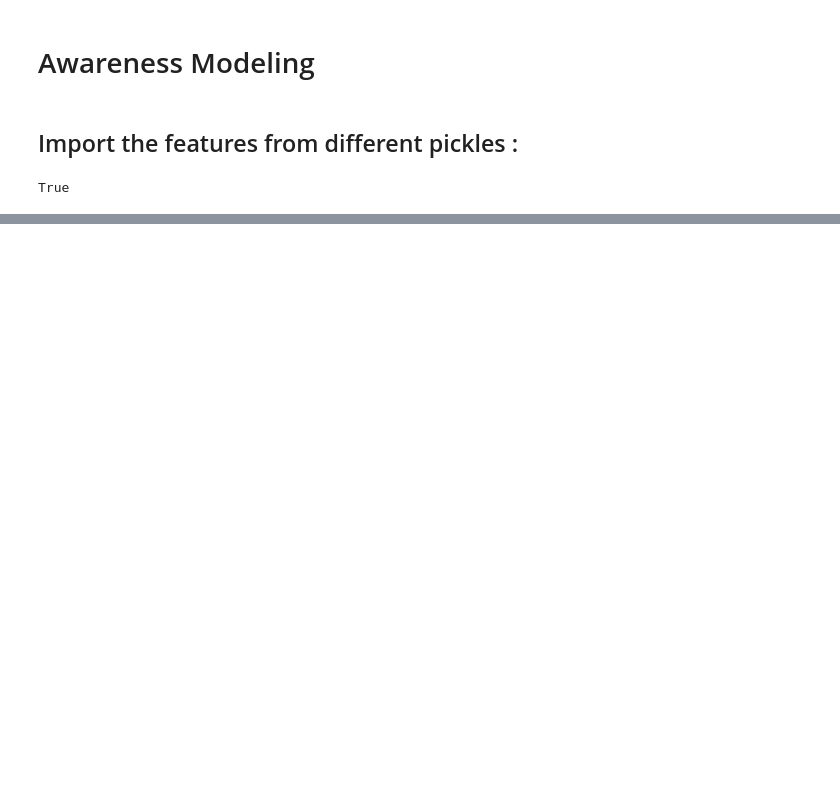
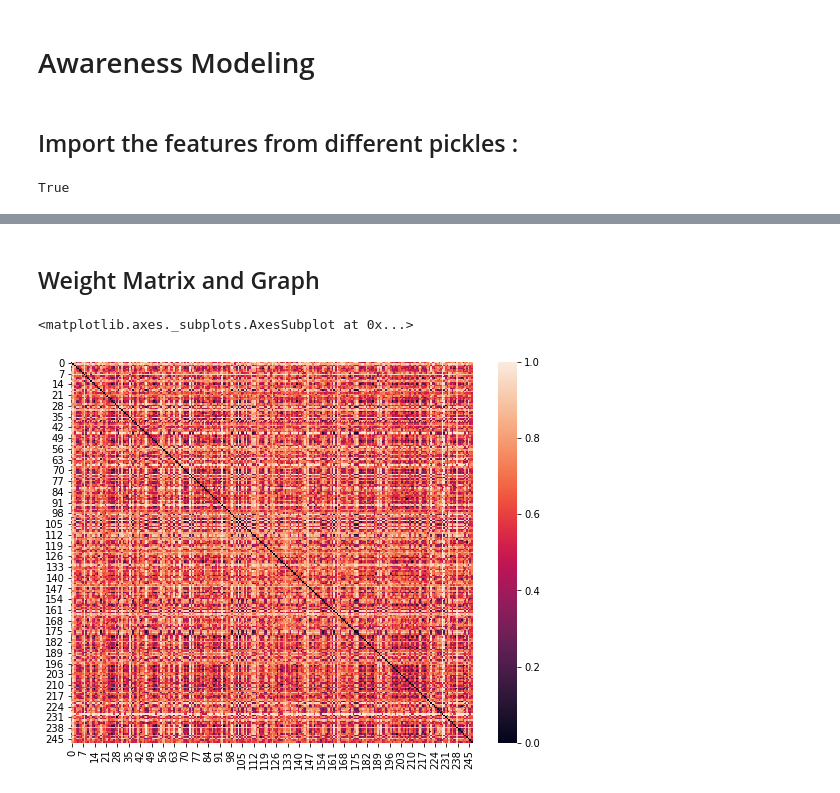
Before and after one commit to LailaHms/ADA2017_Homeworks, a Jupyter notebook: Project/AwarenessModel/Awareness Model .ipynb, the cells around one changed output, grey strips where cells are left out. Saved outputs shown, nothing was run; the diff lists cells and outputs as text; code cells hidden in the pictures; blank space fills up the shorter version.

```diff
--- a/Project/AwarenessModel/Awareness Model .ipynb
+++ b/Project/AwarenessModel/Awareness Model .ipynb
@@ -58,0 +75,9 @@ features_mat = features_df.as_matrix()
+# %% [markdown]
+## Weight Matrix and Graph
+# %%
+distances = spatial.distance.squareform(spatial.distance.pdist(W,'cosine')) # W
+plt.figure(figsize=[9,7])
+sns.heatmap(distance)
+# %% [output]
+<matplotlib.axes._subplots.AxesSubplot at 0x...>
+[figure, added]
```
Also changed, not shown: parts of 12 cells of this notebook, 5 other files.
